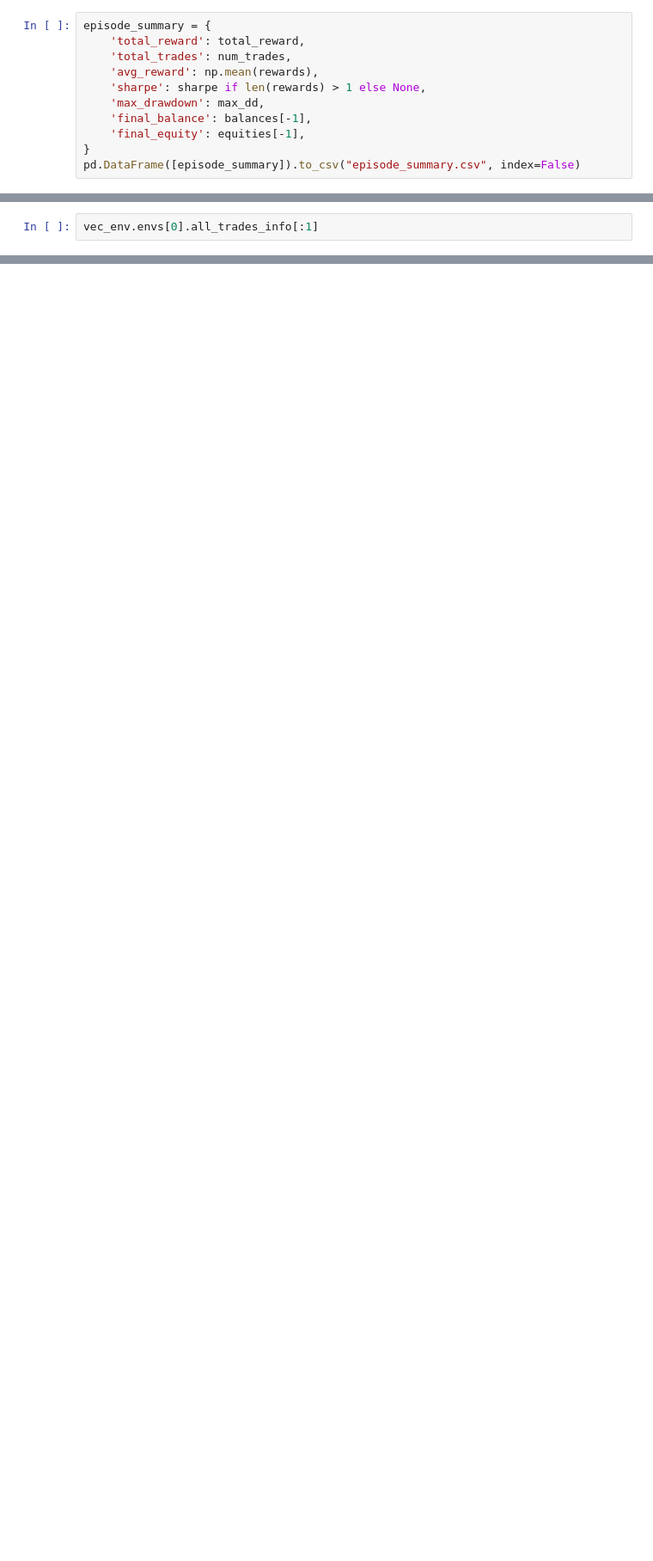
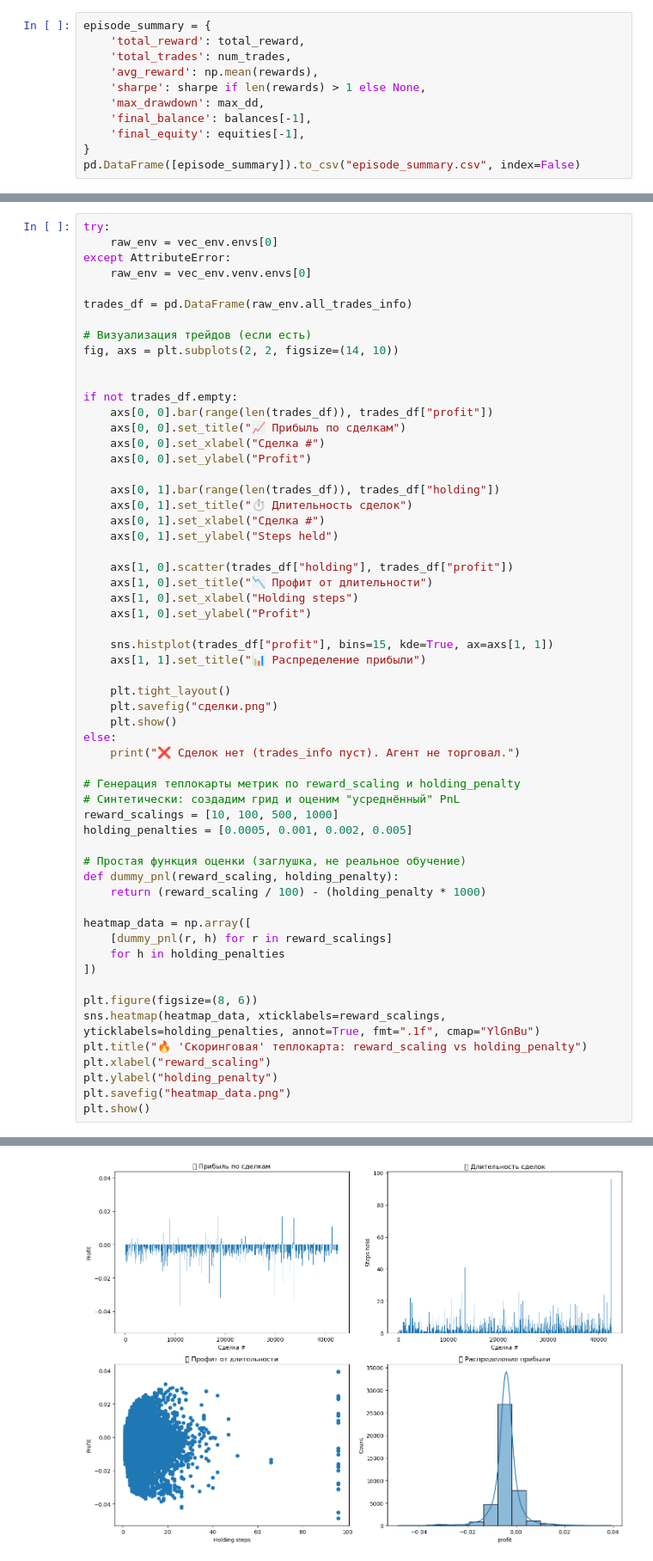
Before and after one commit to Saatarko/btc_research, a Jupyter notebook: notebooks/btc_reserch.ipynb, the cells around one changed output, grey strips where cells are left out. Shown at 86% size. Drawn from its saved outputs; the diff is of its cells as text; blank space fills up the shorter version.

```diff
--- a/notebooks/btc_reserch.ipynb
+++ b/notebooks/btc_reserch.ipynb
@@ -1783,3 +1937,59 @@ KeyError: 'exit_step'
 # %%
-vec_env.envs[0].all_trades_info[:1]
+try:
+    raw_env = vec_env.envs[0]
+except AttributeError:
+    raw_env = vec_env.venv.envs[0]
+
+trades_df = pd.DataFrame(raw_env.all_trades_info)
+
+# Визуализация трейдов (если есть)
+fig, axs = plt.subplots(2, 2, figsize=(14, 10))
+
+
+if not trades_df.empty:
+    axs[0, 0].bar(range(len(trades_df)), trades_df["profit"])
+    axs[0, 0].set_title("📈 Прибыль по сделкам")
+    axs[0, 0].set_xlabel("Сделка #")
+    axs[0, 0].set_ylabel("Profit")
+
+    axs[0, 1].bar(range(len(trades_df)), trades_df["holding"])
+    axs[0, 1].set_title("⏱️ Длительность сделок")
+    axs[0, 1].set_xlabel("Сделка #")
+    axs[0, 1].set_ylabel("Steps held")
+
+    axs[1, 0].scatter(trades_df["holding"], trades_df["profit"])
+    axs[1, 0].set_title("📉 Профит от длительности")
+    axs[1, 0].set_xlabel("Holding steps")
+    axs[1, 0].set_ylabel("Profit")
+
+    sns.histplot(trades_df["profit"], bins=15, kde=True, ax=axs[1, 1])
+    axs[1, 1].set_title("📊 Распределение прибыли")
+
+    plt.tight_layout()
+    plt.savefig("сделки.png")
+    plt.show()
+else:
+    print("❌ Сделок нет (trades_info пуст). Агент не торговал.")
+
+# Генерация теплокарты метрик по reward_scaling и holding_penalty
+# Синтетически: создадим грид и оценим "усреднённый" PnL
+reward_scalings = [10, 100, 500, 1000]
+holding_penalties = [0.0005, 0.001, 0.002, 0.005]
+
+# Простая функция оценки (заглушка, не реальное обучение)
+def dummy_pnl(reward_scaling, holding_penalty):
+    return (reward_scaling / 100) - (holding_penalty * 1000)
+
+heatmap_data = np.array([
+    [dummy_pnl(r, h) for r in reward_scalings]
+    for h in holding_penalties
+])
+
+plt.figure(figsize=(8, 6))
+sns.heatmap(heatmap_data, xticklabels=reward_scalings, yticklabels=holding_penalties, annot=True, fmt=".1f", cmap="YlGnBu")
+plt.title("🔥 'Скоринговая' теплокарта: reward_scaling vs holding_penalty")
+plt.xlabel("reward_scaling")
+plt.ylabel("holding_penalty")
+plt.savefig("heatmap_data.png")
+plt.show()
 # %% [output]
@@ -1786,0 +1996 @@ vec_env.envs[0].all_trades_info[:1]
+[figure, added]
```
Also changed, not shown: parts of 20 cells of this notebook, 3 other files.
